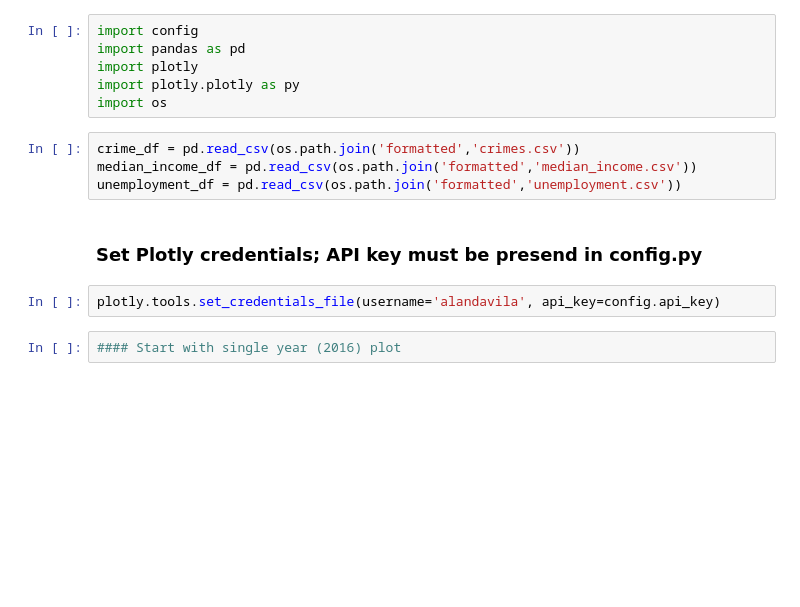
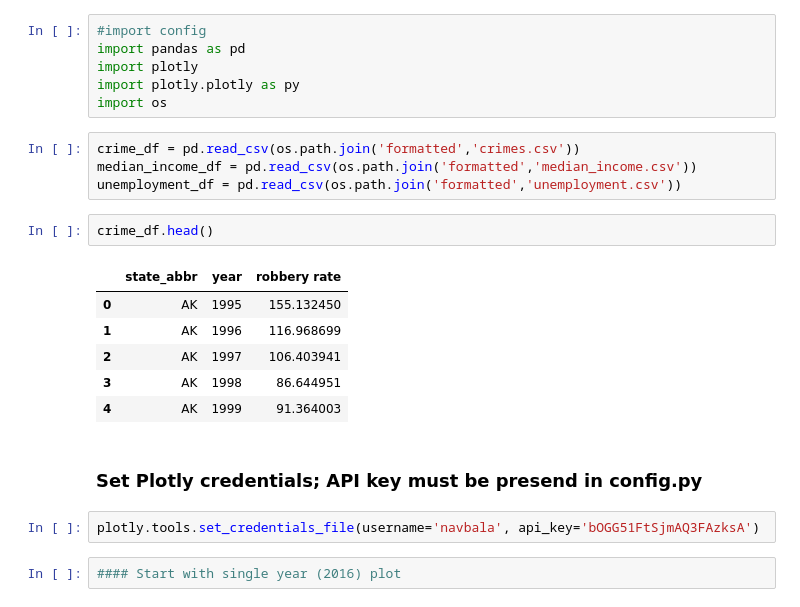
Before and after one commit to navbala/Crime-Rate-Predictor, a Jupyter notebook: Temporal Crime Analysis - NB.ipynb, the cells around one changed output. Saved outputs shown, nothing was run; the diff lists cells and outputs as text; blank space fills up the shorter version.

```diff
--- a/Temporal Crime Analysis.ipynb
+++ b/Temporal Crime Analysis - NB.ipynb
@@ -1,5 +1,5 @@
 # %%
-import config
+#import config
 import pandas as pd
 import plotly
 import plotly.plotly as py
@@ -8,10 +8,19 @@ import os
 crime_df = pd.read_csv(os.path.join('formatted','crimes.csv'))
 median_income_df = pd.read_csv(os.path.join('formatted','median_income.csv'))
 unemployment_df = pd.read_csv(os.path.join('formatted','unemployment.csv'))
+# %%
+crime_df.head()
+# %% [output]
+|  | state_abbr | year | robbery rate |
+| 0 | AK | 1995 | 155.132450 |
+| 1 | AK | 1996 | 116.968699 |
+| 2 | AK | 1997 | 106.403941 |
+| 3 | AK | 1998 | 86.644951 |
+| 4 | AK | 1999 | 91.364003 |
 # %% [markdown]
 ### Set Plotly credentials; API key must be presend in config.py
 # %%
-plotly.tools.set_credentials_file(username='alandavila', api_key=config.api_key)
+plotly.tools.set_credentials_file(username='navbala', api_key='bOGG51FtSjmAQ3FAzksA')
 # %%
 #### Start with single year (2016) plot
 # %%
```
Also changed, not shown: parts of 4 cells of this notebook.
